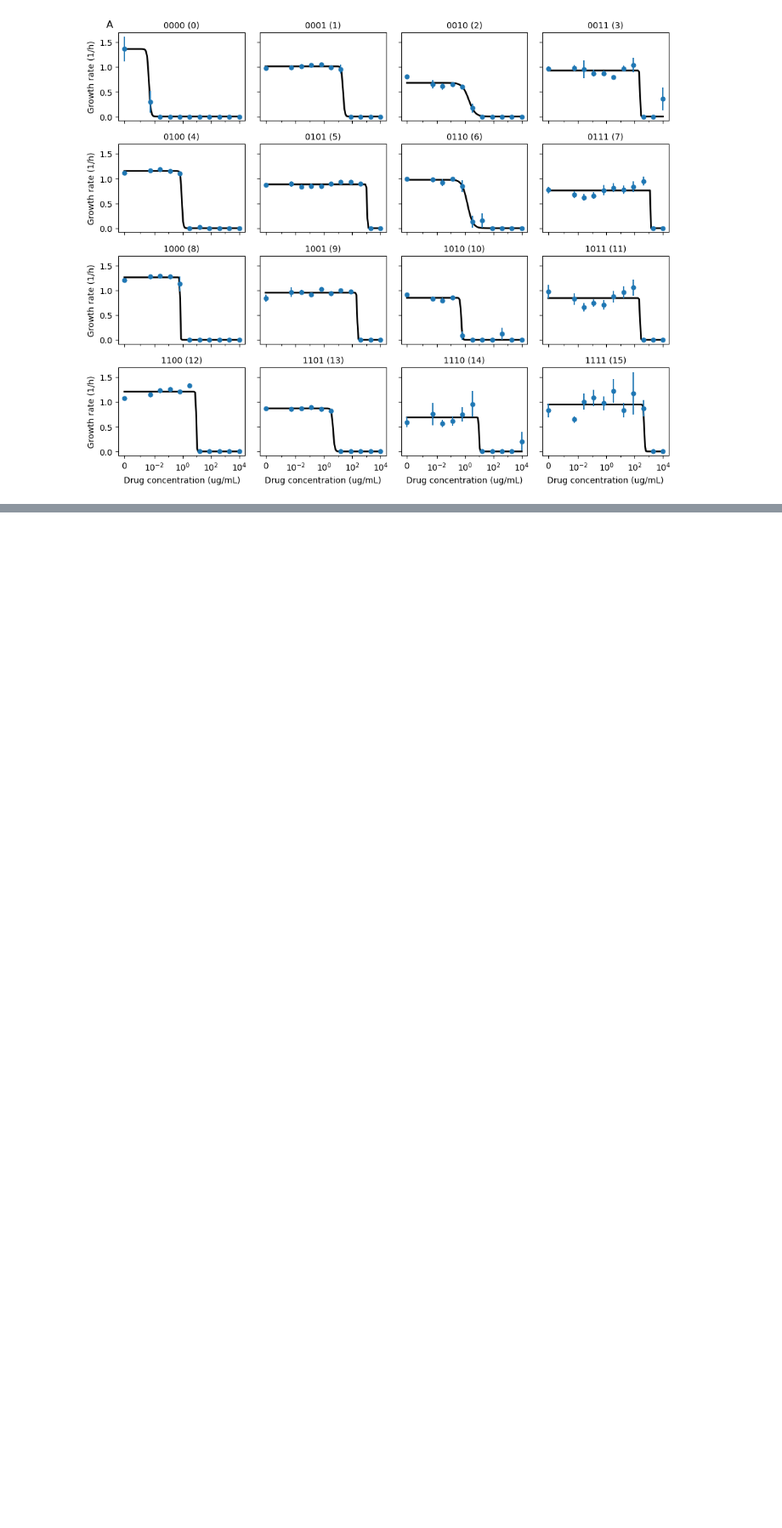
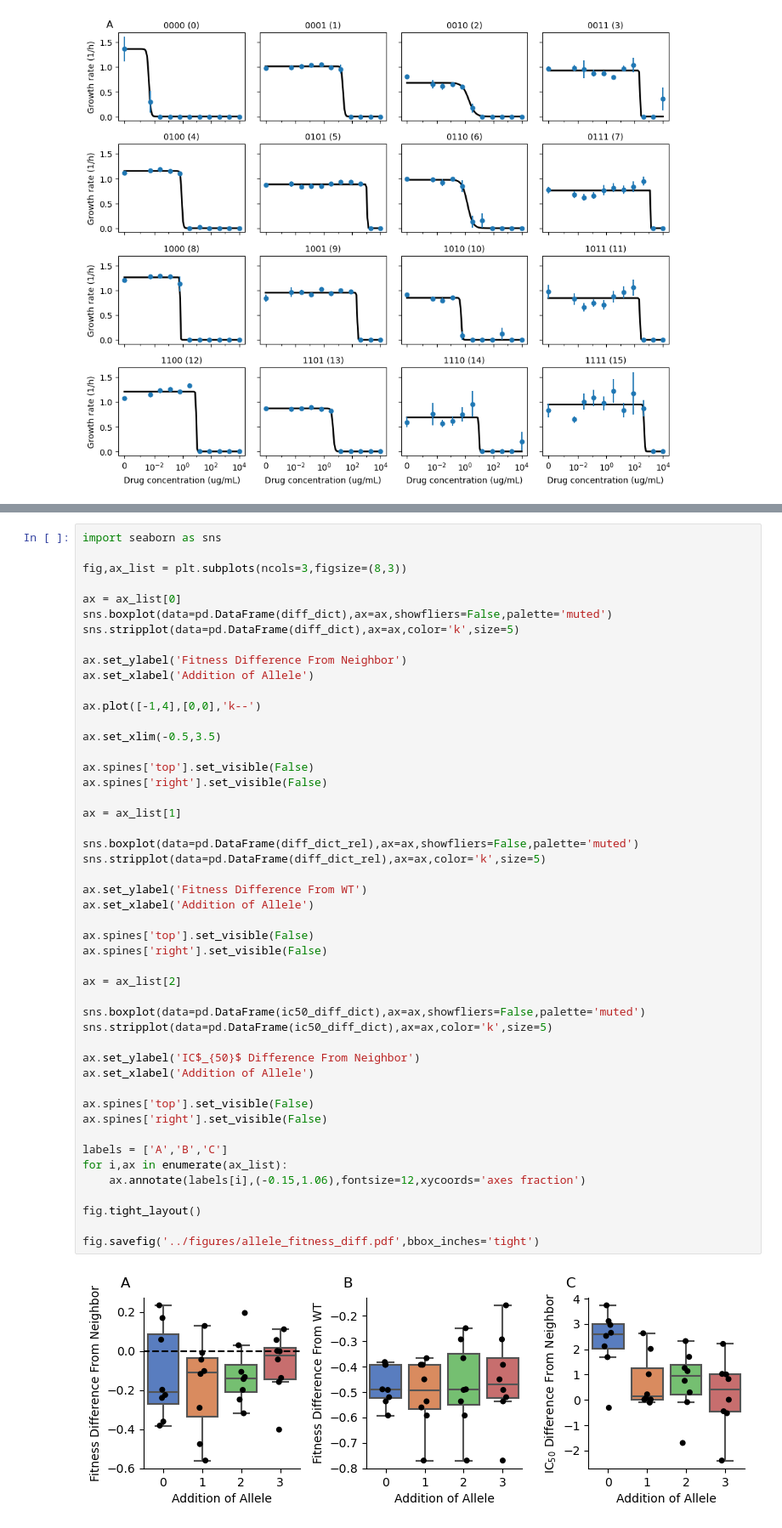
Before and after one commit to eshanking/seascapes_figures, a Jupyter notebook: figure_code/exp_pharmacodynamics_fig.ipynb, the cells around one changed output, grey strips where cells are left out. Shown: that part at 85% size. Cells and saved outputs as stored; diff of their text form; blank space fills up the shorter version.

```diff
--- a/figure_code/exp_pharmacodynamics_fig.ipynb
+++ b/figure_code/exp_pharmacodynamics_fig.ipynb
@@ -250,0 +292,50 @@ fig.savefig('../figures/dose_response_curves.pdf',bbox_inches='tight')
+# %%
+import seaborn as sns
+
+fig,ax_list = plt.subplots(ncols=3,figsize=(8,3))
+
+ax = ax_list[0]
+sns.boxplot(data=pd.DataFrame(diff_dict),ax=ax,showfliers=False,palette='muted')
+sns.stripplot(data=pd.DataFrame(diff_dict),ax=ax,color='k',size=5)
+
+ax.set_ylabel('Fitness Difference From Neighbor')
+ax.set_xlabel('Addition of Allele')
+
+ax.plot([-1,4],[0,0],'k--')
+
+ax.set_xlim(-0.5,3.5)
+
+ax.spines['top'].set_visible(False)
+ax.spines['right'].set_visible(False)
+
+ax = ax_list[1]
+
+sns.boxplot(data=pd.DataFrame(diff_dict_rel),ax=ax,showfliers=False,palette='muted')
+sns.stripplot(data=pd.DataFrame(diff_dict_rel),ax=ax,color='k',size=5)
+
+ax.set_ylabel('Fitness Difference From WT')
+ax.set_xlabel('Addition of Allele')
+
+ax.spines['top'].set_visible(False)
+ax.spines['right'].set_visible(False)
+
+ax = ax_list[2]
+
+sns.boxplot(data=pd.DataFrame(ic50_diff_dict),ax=ax,showfliers=False,palette='muted')
+sns.stripplot(data=pd.DataFrame(ic50_diff_dict),ax=ax,color='k',size=5)
+
+ax.set_ylabel('IC$_{50}$ Difference From Neighbor')
+ax.set_xlabel('Addition of Allele')
+
+ax.spines['top'].set_visible(False)
+ax.spines['right'].set_visible(False)
+
+labels = ['A','B','C']
+for i,ax in enumerate(ax_list):
+    ax.annotate(labels[i],(-0.15,1.06),fontsize=12,xycoords='axes fraction')
+
+fig.tight_layout()
+
+fig.savefig('../figures/allele_fitness_diff.pdf',bbox_inches='tight')
+# %% [output]
+[figure, added]
```
Also changed, not shown: parts of 3 cells of this notebook, 13 other files.
